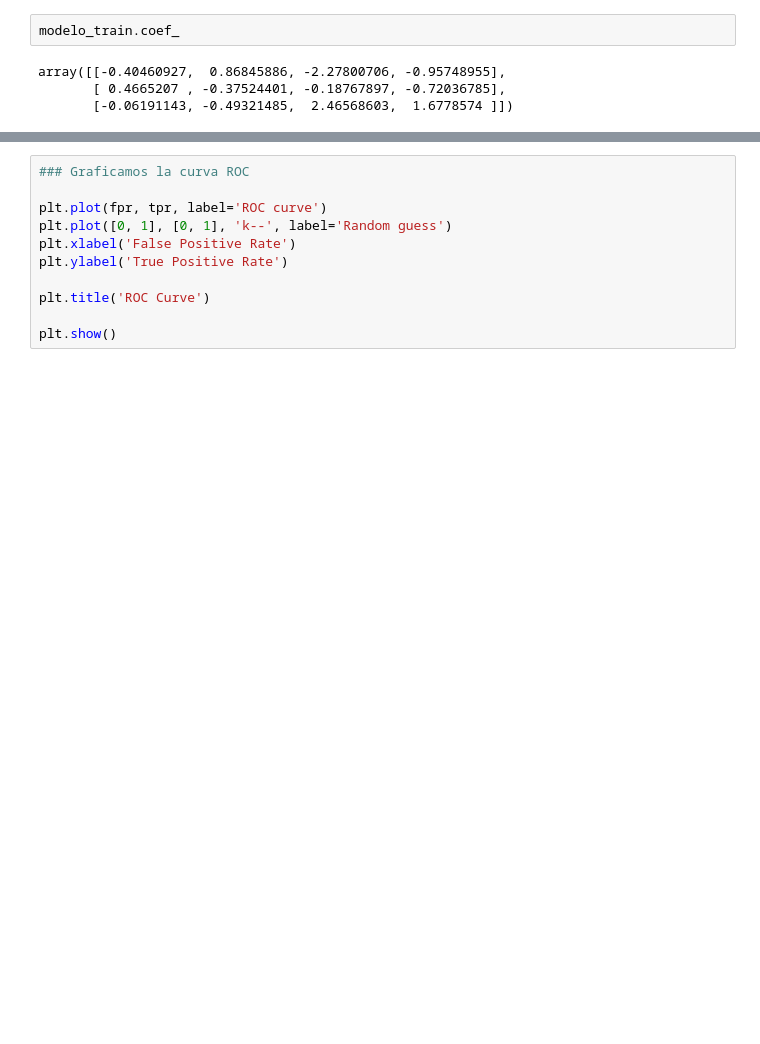
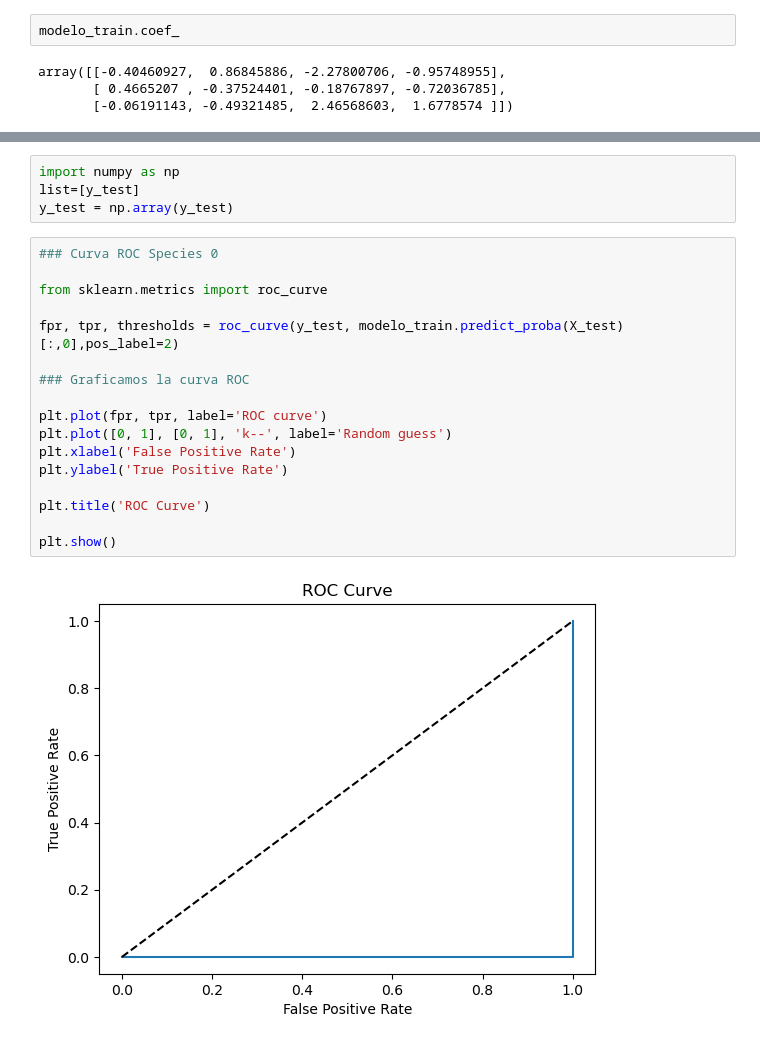
Before and after one commit to DiegoCorredor724/Proyecto1, a Jupyter notebook: Código/Primer_cuaderno.ipynb, the cells around one changed output, grey strips where cells are left out. Cells and saved outputs as stored; diff of their text form; blank space fills up the shorter version.

```diff
--- a/Código/Primer_cuaderno.ipynb
+++ b/Código/Primer_cuaderno.ipynb
@@ -520,11 +465,23 @@ roc_auc_score(y_test, modelo_train.predict_proba(X_test), multi_class='ovr')
+# %%
+import numpy as np
+list=[y_test]
+y_test = np.array(y_test)
 # %%
+### Curva ROC Species 0
+
+from sklearn.metrics import roc_curve
+
+fpr, tpr, thresholds = roc_curve(y_test, modelo_train.predict_proba(X_test)[:,0],pos_label=2)
+
 ### Graficamos la curva ROC
 
 plt.plot(fpr, tpr, label='ROC curve')
 plt.plot([0, 1], [0, 1], 'k--', label='Random guess')
 plt.xlabel('False Positive Rate')
 plt.ylabel('True Positive Rate')
 
 plt.title('ROC Curve')
 
 plt.show()
+# %% [output]
+[figure, added]
```
Also changed, not shown: parts of 13 cells of this notebook.
